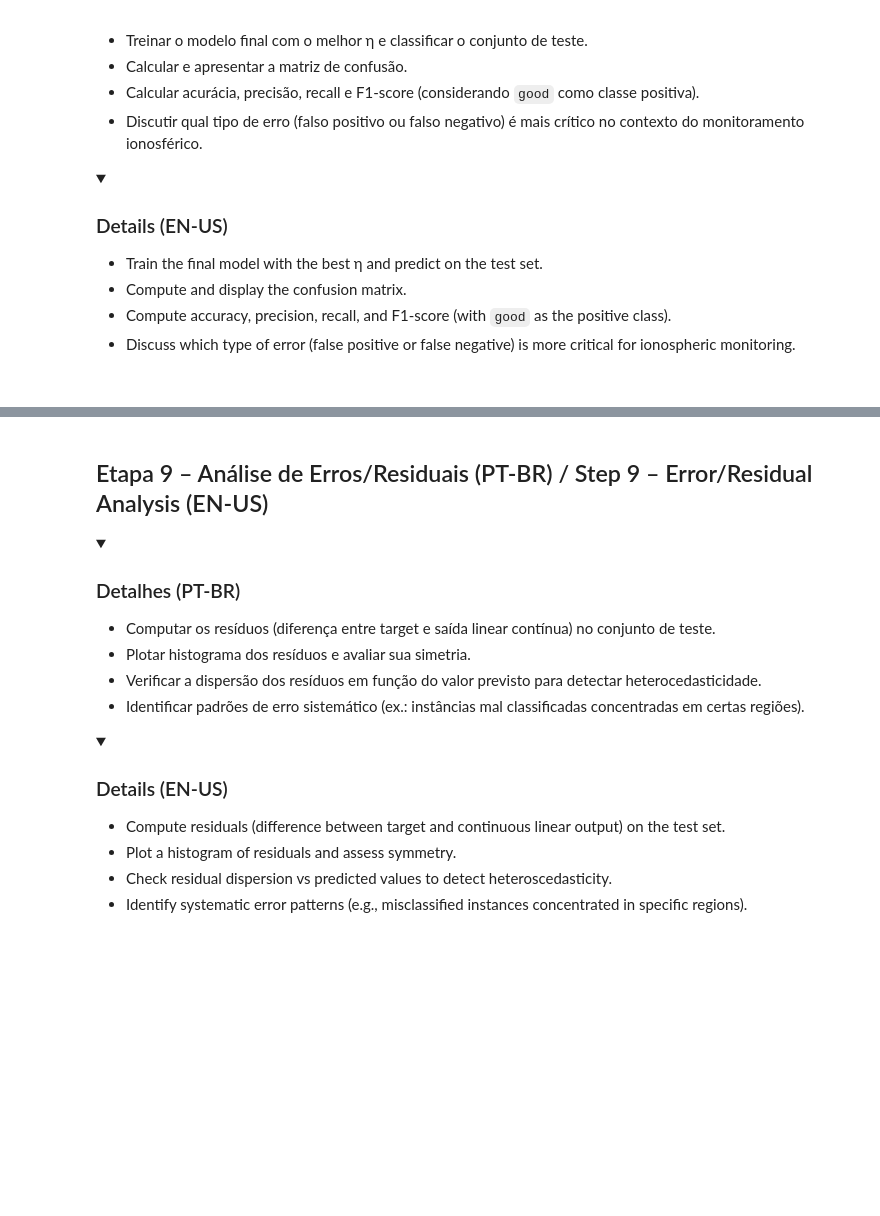
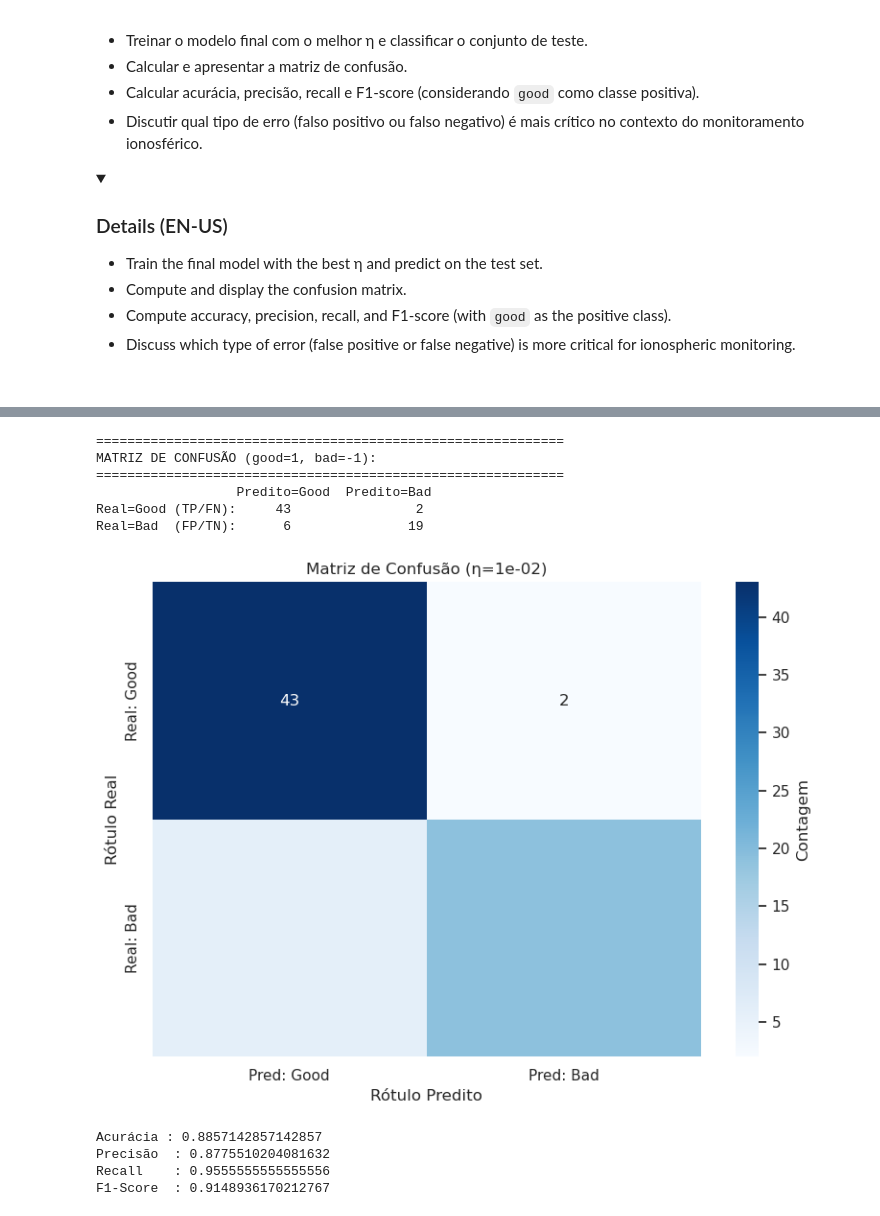
Before and after one commit to Joaof14/Intelligent-Systems, a Jupyter notebook: AdalineNeuralNetwork/Ionosphere-Detection-adaline-neural-network.ipynb, the cells around one changed output, grey strips where cells are left out. Saved outputs shown, nothing was run; the diff lists cells and outputs as text; code cells hidden in the pictures; folded sections open; blank space fills up the shorter version.

```diff
--- a/AdalineNeuralNetwork/Ionosphere-Detection-adaline-neural-network.ipynb
+++ b/AdalineNeuralNetwork/Ionosphere-Detection-adaline-neural-network.ipynb
@@ -642,22 +899,54 @@ plot_boxplots_por_classe(X, y, por_fig=6, salvar_prefixo='boxplot_classe')
-# %% [markdown]
-## Etapa 9 – Análise de Erros/Residuais (PT-BR) / Step 9 – Error/Residual Analysis (EN-US)
-
-<details>
-  <summary><h3 style="display: inline;">Detalhes (PT-BR)</h3></summary>
-
-- Computar os resíduos (diferença entre target e saída linear contínua) no conjunto de teste.
-- Plotar histograma dos resíduos e avaliar sua simetria.
-- Verificar a dispersão dos resíduos em função do valor previsto para detectar heterocedasticidade.
-- Identificar padrões de erro sistemático (ex.: instâncias mal classificadas concentradas em certas regiões).
-</details>
-
-<details>
-  <summary><h3 style="display: inline;">Details (EN-US)</h3></summary>
-
-- Compute residuals (difference between target and continuous linear output) on the test set.
-- Plot a histogram of residuals and assess symmetry.
-- Check residual dispersion vs predicted values to detect heteroscedasticity.
-- Identify systematic error patterns (e.g., misclassified instances concentrated in specific regions).
-</details>
-
-<br>
+# %%
+adaline_sklearn = SGDClassifier(
+    loss='squared_error',
+    eta0=best_eta,
+    learning_rate='constant',
+    max_iter=200,
+    shuffle=True,
+    random_state=42
+)
+
+adaline_sklearn.fit(X_train_scaled, y_train)  # ✓ Use dados escalados
+y_pred_sklearn = adaline_sklearn.predict(X_test_scaled)
+# %%
+# Calcular matriz de confusão
+cm = confusion_matrix(y_test, y_pred_sklearn, labels=[1, -1])  # ordem: good
+
+# Print para visivel para entendimento
+print("\n" + "="*60)
+print("MATRIZ DE CONFUSÃO (good=1, bad=-1):")
+print("="*60)
+print(f"                  Predito=Good  Predito=Bad")
+print(f"Real=Good (TP/FN):    {cm[0,0]:3d}              {cm[0,1]:3d}")
+print(f"Real=Bad  (FP/TN):    {cm[1,0]:3d}              {cm[1,1]:3d}")
+
+# Plotar matriz de confusão
+plt.figure(figsize=(8,6))
+sns.heatmap(cm, annot=True, fmt='d', cmap='Blues',
+            xticklabels=['Pred: Good', 'Pred: Bad'],
+            yticklabels=['Real: Good', 'Real: Bad'],
+            cbar_kws={'label': 'Contagem'})
+plt.title(f'Matriz de Confusão (η={best_eta:.0e})')
+plt.ylabel('Rótulo Real')
+plt.xlabel('Rótulo Predito')
+plt.tight_layout()
+plt.show()
+# %% [output]
+============================================================
+MATRIZ DE CONFUSÃO (good=1, bad=-1):
+============================================================
+                  Predito=Good  Predito=Bad
+Real=Good (TP/FN):     43                2
+Real=Bad  (FP/TN):      6               19
+[figure, added]
+# %%
+# Métricas
+print('Acurácia :', accuracy_score(y_test, y_pred_sklearn))
+print('Precisão  :', precision_score(y_test, y_pred_sklearn, pos_label=1))
+print('Recall    :', recall_score(y_test, y_pred_sklearn, pos_label=1))
+print('F1-Score  :', f1_score(y_test, y_pred_sklearn, pos_label=1))
+# %% [output]
+Acurácia : 0.8857142857142857
+Precisão  : 0.8775510204081632
+Recall    : 0.9555555555555556
+F1-Score  : 0.9148936170212767
```
Also changed, not shown: parts of 52 cells of this notebook, 1 other file.
